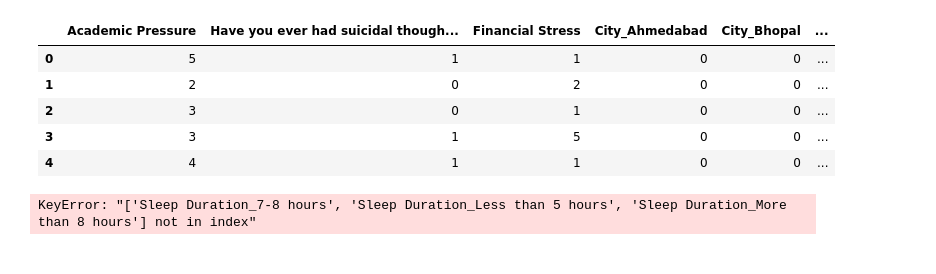
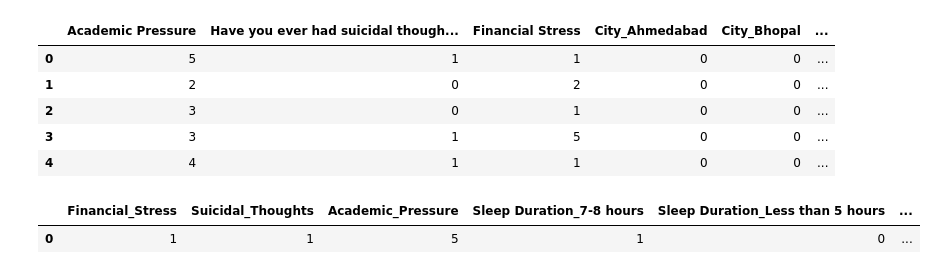
Before and after one commit to malmahasnah/capstone-team2-winter-quarter, a Jupyter notebook: counterfactual-computing.ipynb, the cells around one changed output. Saved outputs shown, nothing was run; the diff lists cells and outputs as text; code cells hidden in the pictures.

Commit message:
counterfactuals for sleep duration done

```diff
--- a/counterfactual-computing.ipynb
+++ b/counterfactual-computing.ipynb
@@ -527,37 +527,38 @@ causal_model.set_causal_mechanism('Depression',
 # Fix Academic Pressure, Suicidal Thoughts, Financial Stress
 training_data = pd.DataFrame(data=dict(
     **{'Financial_Stress': data_encoded['Financial Stress']},
     **{'Suicidal_Thoughts': data_encoded['Have you ever had suicidal thoughts ?']},
     **{'Academic_Pressure': data_encoded['Academic Pressure']},
-    **{'Sleep Duration_7-8_hours': data_encoded['Sleep Duration_7-8 hours']},
-    **{'Sleep_Duration_Less_than_5_hours': data_encoded['Sleep Duration_Less than 5 hours']},
-    **{'Sleep_Duration_More_than_8_hours': data_encoded['Sleep Duration_More than 8 hours']},
+    **{'Sleep Duration_7-8 hours': data_encoded['Sleep Duration_7-8 hours']},
+    **{'Sleep Duration_Less than 5 hours': data_encoded['Sleep Duration_Less than 5 hours']},
+    **{'Sleep Duration_More than 8 hours': data_encoded['Sleep Duration_More than 8 hours']},
     **{'Sleep Duration_Others': data_encoded['Sleep Duration_Others']},
     **{'Depression': data_encoded['Depression']}
     ))
 
 # fit the model to the training data
 gcm.fit(causal_model, training_data)
 
 # generate counterfactual samples
 counterfactual_result = gcm.counterfactual_samples(
     causal_model,
     {'Sleep Duration_7-8 hours': lambda x: 1,
     'Sleep Duration_Less than 5 hours': lambda x: 0,
     'Sleep Duration_More than 8 hours': lambda x: 0,
     'Sleep Duration_Others': lambda x: 0}, # intervene on sleep duration
     observed_data=pd.DataFrame(data={
         'Financial_Stress': [1], # fix Financial Stress
         'Suicidal_Thoughts': [1], # fix Suicidal Thoughts
         'Academic_Pressure': [5], # fix Academic Pressure
-        'Sleep Duration_7-8_hours': [0],
-        'Sleep_Duration_Less_than_5_hours': [1],  # Assume original state was "<5 hours"
-        'Sleep_Duration_More_than_8_hours': [0],
+        'Sleep Duration_7-8 hours': [0],
+        'Sleep Duration_Less than 5 hours': [1],  # Assume original state was "<5 hours"
+        'Sleep Duration_More than 8 hours': [0],
         'Sleep Duration_Others': [0],
         'Depression': [1]
         }
         ))
 
 counterfactual_result
 # %% [output]
-KeyError: "['Sleep Duration_7-8 hours', 'Sleep Duration_Less than 5 hours', 'Sleep Duration_More than 8 hours'] not in index"
+|  | Financial_Stress | Suicidal_Thoughts | Academic_Pressure | Sleep Duration_7-8 hours | Sleep Duration_Less than 5 hours | ... |
+| 0 | 1 | 1 | 5 | 1 | 0 | ... |
```
Also changed, not shown: parts of 5 cells of this notebook, 1 other file.
